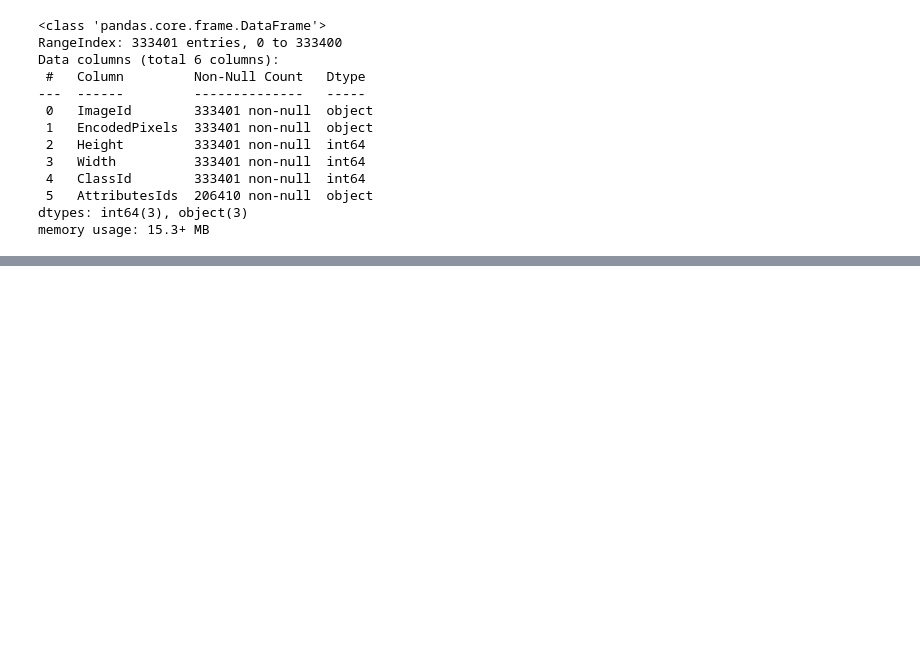
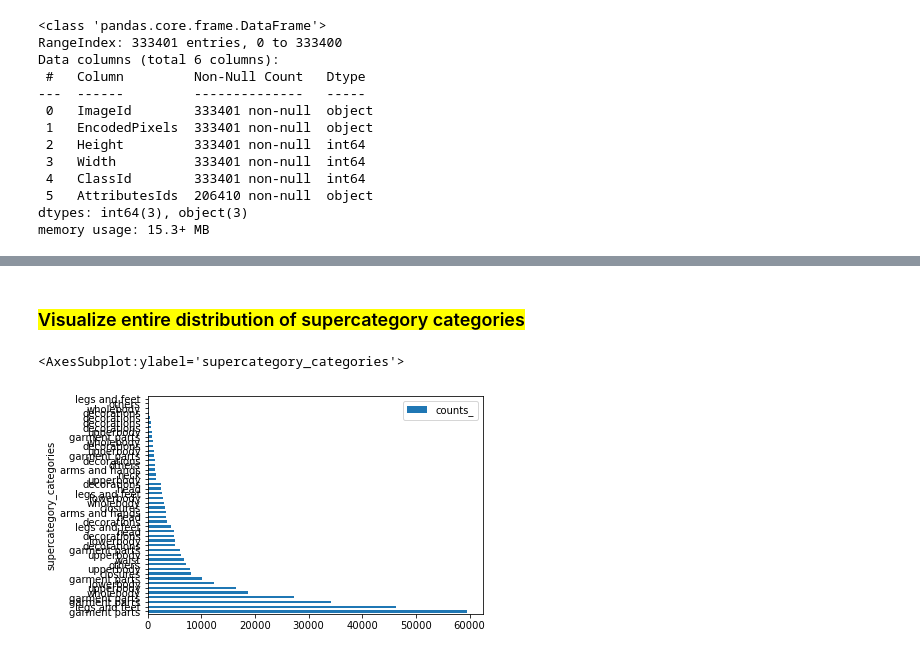
Before and after one commit to StyleVerse/Outfit-Recommender, a Jupyter notebook: notebooks/Step2_EDA/Step2_EDA_iMaterialist.ipynb, the cells around one changed output, grey strips where cells are left out. Drawn from its saved outputs; the diff is of its cells as text; code cells hidden in the pictures; blank space fills up the shorter version.

```diff
--- a/notebooks/Step2_EDA/Step2_EDA_iMaterialist.ipynb
+++ b/notebooks/Step2_EDA/Step2_EDA_iMaterialist.ipynb
@@ -608,0 +724,7 @@ memory usage: 15.3+ MB
+# %% [markdown]
+### <span style='background :yellow' > Visualize entire distribution of supercategory categories </span>
+# %%
+train_df[['ClassId','ImageId']].rename(columns={'ImageId':'counts_'}).groupby(['ClassId']).count().merge(categories_notNull_df,how='left',left_on='ClassId',right_index=True).reset_index().sort_values('counts_',ascending=False).set_index('supercategory_categories').plot(kind='barh',y='counts_',use_index=True)
+# %% [output]
+<AxesSubplot:ylabel='supercategory_categories'>
+[figure, added]
```
Also changed, not shown: parts of 82 cells of this notebook.
